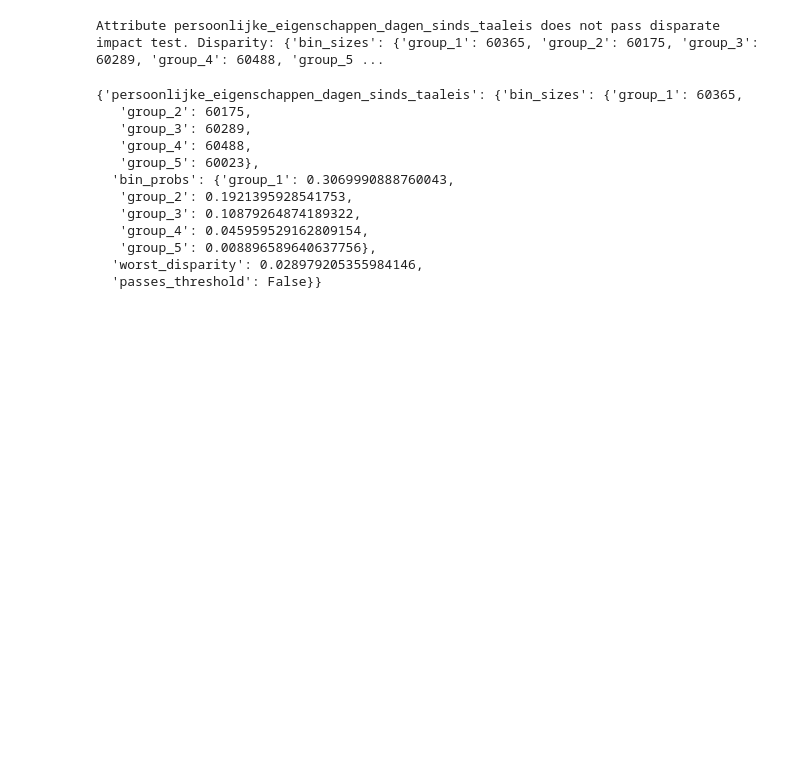
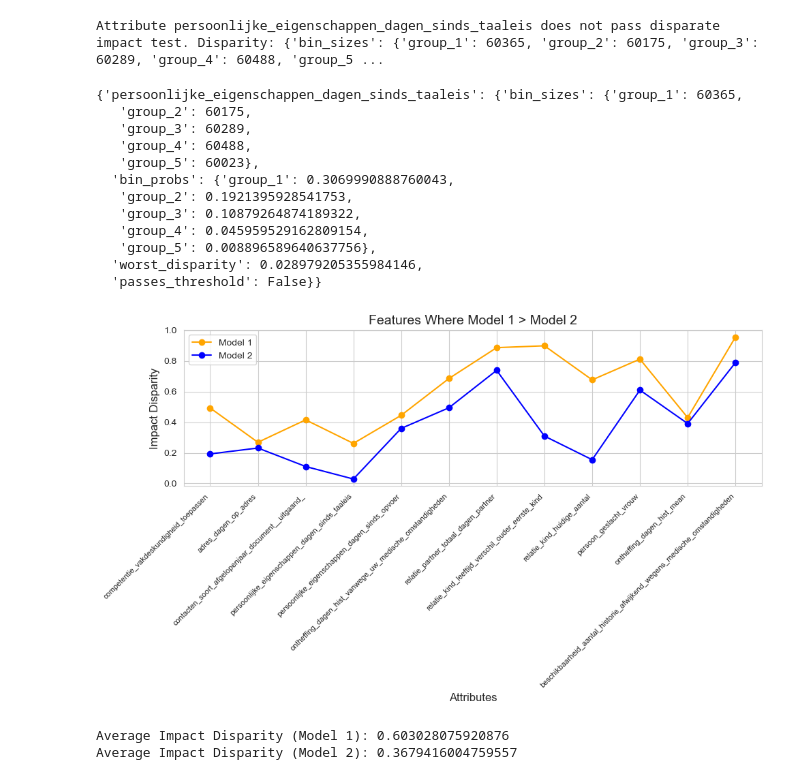
Before and after one commit to D4vidHuang/SET4AI_Part2, a Jupyter notebook: testing/Impact disparity.ipynb, the cells around one changed output. Drawn from its saved outputs; the diff is of its cells as text; code cells hidden in the pictures; blank space fills up the shorter version.

Commit message:
add plotting
add plotting

```diff
--- a/testing/Impact disparity.ipynb
+++ b/testing/Impact disparity.ipynb
@@ -174,3 +174,57 @@ Attribute persoonlijke_eigenschappen_dagen_sinds_taaleis does not pass disparate
    'group_5': 0.008896589640637756},
   'worst_disparity': 0.028979205355984146,
   'passes_threshold': False}}
+# %%
+# 1. Read data_description.csv and select top 25 features
+data_desc = pd.read_csv('../data/data_description.csv',encoding='gbk')
+top_25_features = data_desc.nlargest(25, 'Relative importance')['Feature (nl)'].tolist()
+
+# 2. Run the impact_disparity_test on the top 25 features
+results_model1 = impact_disparity_test(model1_path, data_path, sensitive_attributes=top_25_features)
+results_model2 = impact_disparity_test(model2_path, data_path, sensitive_attributes=top_25_features)
+
+# 3. Prepare data for plotting
+attributes = top_25_features
+impact_model1 = []
+impact_model2 = []
+
+for attr in attributes:
+    # For binary features, key is 'impact_disparity'
+    # For continuous features, key is 'worst_disparity'
+    if 'impact_disparity' in results_model1[attr]:
+        impact_model1.append(results_model1[attr]['impact_disparity'])
+        impact_model2.append(results_model2[attr]['impact_disparity'])
+    else:
+        impact_model1.append(results_model1[attr]['worst_disparity'])
+        impact_model2.append(results_model2[attr]['worst_disparity'])
+# %%
+filtered_indices = [i for i in range(len(attributes)) if impact_model1[i] > impact_model2[i]]
+
+filtered_attributes = [attributes[i] for i in filtered_indices]
+filtered_model1 = [impact_model1[i] for i in filtered_indices]
+filtered_model2 = [impact_model2[i] for i in filtered_indices]
+x = np.arange(len(filtered_indices))
+
+fig, ax = plt.subplots(figsize=(10, 6))
+ax.plot(x, filtered_model1, marker='o', color='orange', label='Model 1')
+ax.plot(x, filtered_model2, marker='o', color='blue', label='Model 2')
+
+ax.set_xlabel('Attributes', fontsize=12)
+ax.set_ylabel('Impact Disparity', fontsize=12)
+ax.set_title('Features Where Model 1 > Model 2', fontsize=14)
+ax.set_xticks(x)
+ax.set_xticklabels(filtered_attributes, rotation=45, ha='right', fontsize=8)
+ax.legend()
+plt.tight_layout()
+plt.show()
+# %% [output]
+[figure, added]
+# %%
+avg_model1 = np.mean(filtered_model1)
+avg_model2 = np.mean(filtered_model2)
+
+print("Average Impact Disparity (Model 1):", avg_model1)
+print("Average Impact Disparity (Model 2):", avg_model2)
+# %% [output]
+Average Impact Disparity (Model 1): 0.603028075920876
+Average Impact Disparity (Model 2): 0.3679416004759557
```
Also changed, not shown: parts of 1 cell of this notebook.
